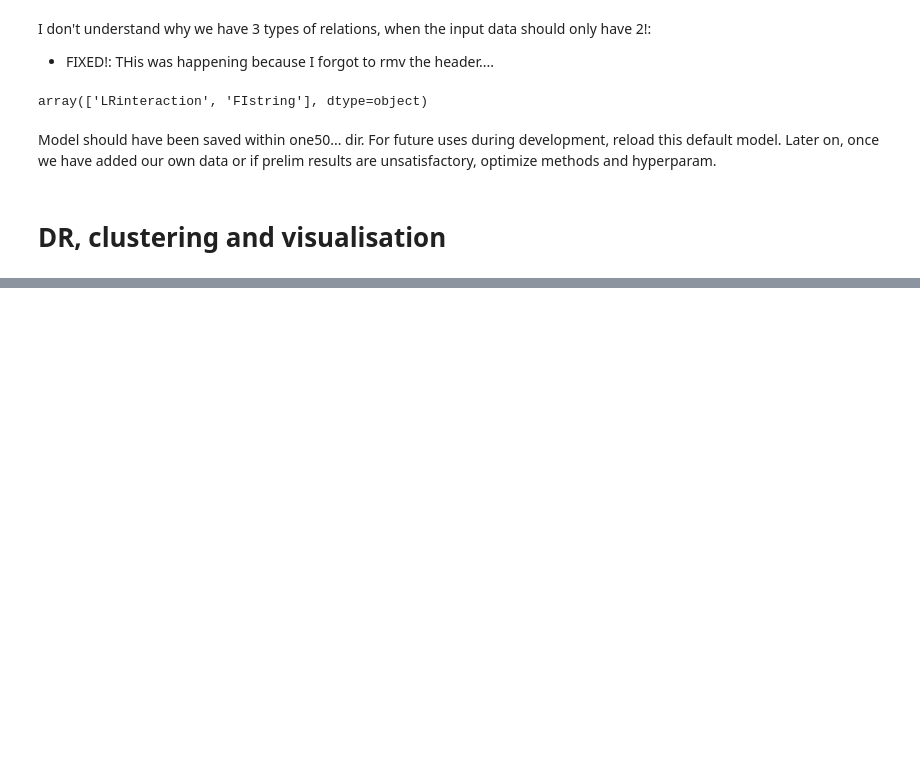
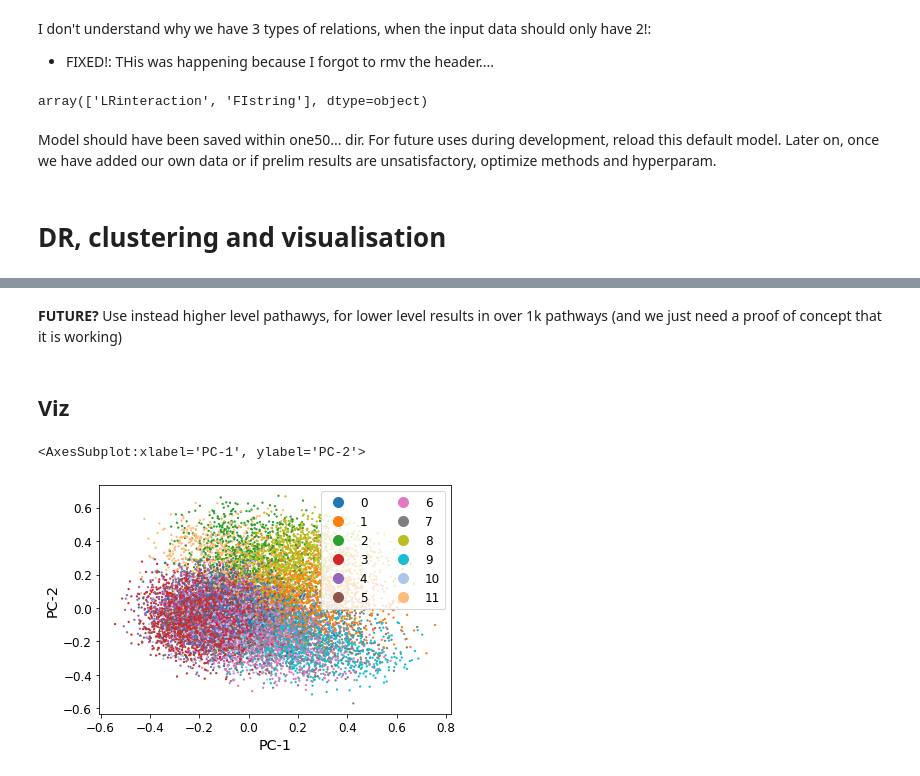
Before and after one commit to FerranC96/sKG4cellCommns, a Jupyter notebook: one.ipynb, the cells around one changed output, grey strips where cells are left out. Drawn from its saved outputs; the diff is of its cells as text; code cells hidden in the pictures; blank space fills up the shorter version.

```diff
--- a/one.ipynb
+++ b/one.ipynb
@@ -574,0 +724,9 @@ Furthermore, we should be able to cluster them and colour by cluster too. Hopefu
+# %%
+import scprep
+from sklearn.decomposition import PCA
+from sklearn.cluster import KMeans
+
+RDdataframe = PCA(n_components=2).fit_transform(testdf)
+RDdataframe = pd.DataFrame(RDdataframe, index=entityIDS.values())
+RDdataframe.index.name = "GeneSymbol"
+RDdataframe
@@ -574,0 +735,5 @@ Furthermore, we should be able to cluster them and colour by cluster too. Hopefu
+# %%
+print("Number of pathways in CellChatDB: ", len(pd.read_csv("dINT.tsv", sep="\t")["pathway"].unique()))
+n_clusters = 12
+clusters = KMeans(n_clusters=n_clusters, random_state=42).fit_predict(testdf)
+clusters
@@ -574,0 +743,3 @@ Furthermore, we should be able to cluster them and colour by cluster too. Hopefu
+# %%
+#Append cluster column to RD dataframe.
+RDdataframe.insert(len(RDdataframe.columns), "clust", clusters)
@@ -574,0 +866,5 @@ Furthermore, we should be able to cluster them and colour by cluster too. Hopefu
+# %%
+RDdataframe.index.map(dENSMUSpathwayR)
+
+RDdataframe["pathway"] = RDdataframe.index.map(dENSMUSpathwayR)
+RDdataframe
@@ -574,0 +886,3 @@ Furthermore, we should be able to cluster them and colour by cluster too. Hopefu
+# %% [markdown]
+**FUTURE?**
+Use instead higher level pathawys, for lower level results in over 1k pathways (and we just need a proof of concept that it is working)
@@ -574,0 +893,8 @@ Furthermore, we should be able to cluster them and colour by cluster too. Hopefu
+# %% [markdown]
+## Viz
+# %%
+scprep.plot.scatter2d(RDdataframe, c=RDdataframe["clust"],
+    label_prefix="PC-", shuffle=True)
+# %% [output]
+<AxesSubplot:xlabel='PC-1', ylabel='PC-2'>
+[figure, added]
```
Also changed, not shown: parts of 29 cells of this notebook, 10 other files.
